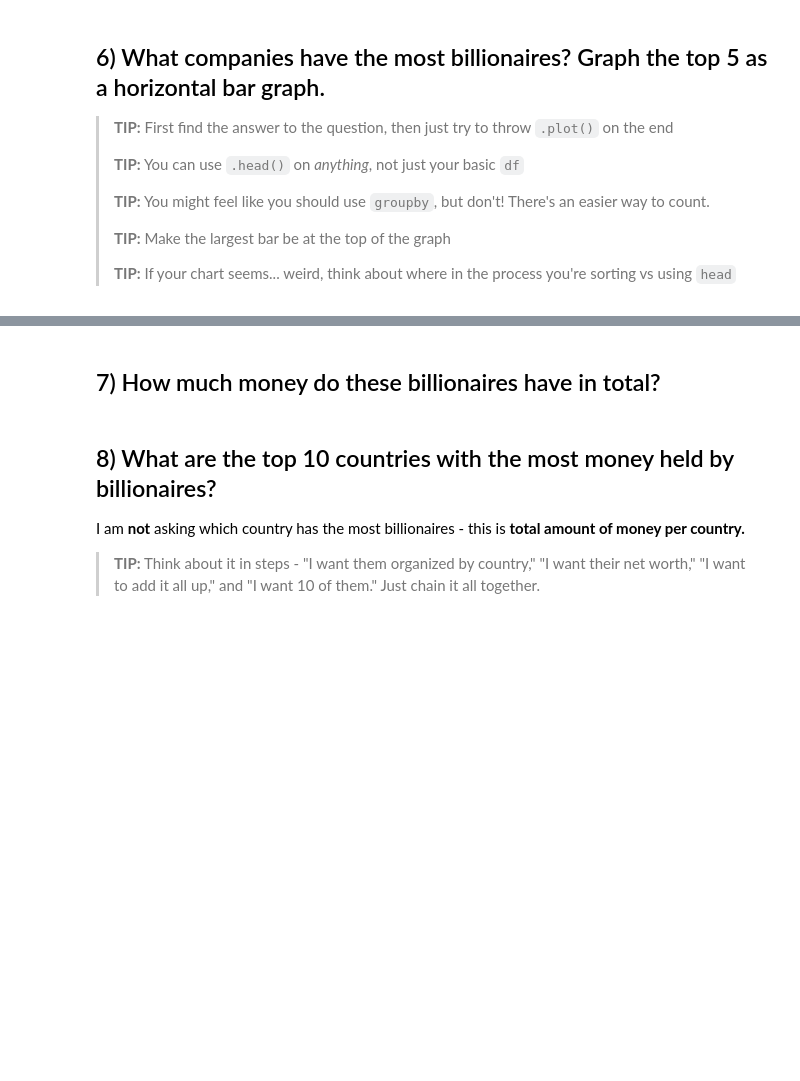
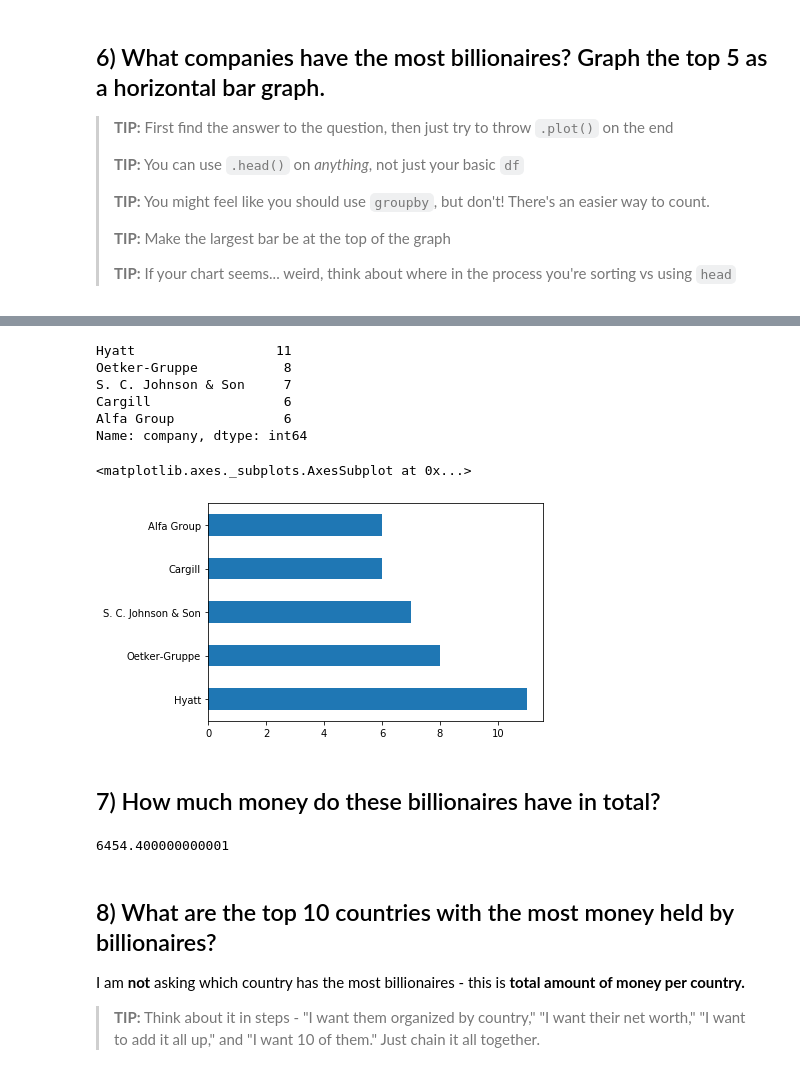
Before and after one commit to aliyaute/foundations_homework, a Jupyter notebook: 05-homework/02-Billionaires.ipynb, the cells around one changed output, grey strips where cells are left out. Saved outputs shown, nothing was run; the diff lists cells and outputs as text; code cells hidden in the pictures; blank space fills up the shorter version.

```diff
--- a/05-homework/02-Billionaires.ipynb
+++ b/05-homework/02-Billionaires.ipynb
@@ -87,5 +193,24 @@ Display the number of rows and columns in your data. Also display the names and
+# %%
+df.company.value_counts().head(5)
+# %% [output]
+Hyatt                  11
+Oetker-Gruppe           8
+S. C. Johnson & Son     7
+Cargill                 6
+Alfa Group              6
+Name: company, dtype: int64
+# %%
+
+df.company.value_counts().head(5).plot(kind='barh')
+# %% [output]
+<matplotlib.axes._subplots.AxesSubplot at 0x...>
+[figure, added]
 # %% [markdown]
 ## 7) How much money do these billionaires have in total?
+# %%
+df.networthusbillion.sum()
+# %% [output]
+6454.400000000001
 # %% [markdown]
 ## 8) What are the top 10 countries with the most money held by billionaires?
 
```
Also changed, not shown: parts of 21 cells of this notebook.
